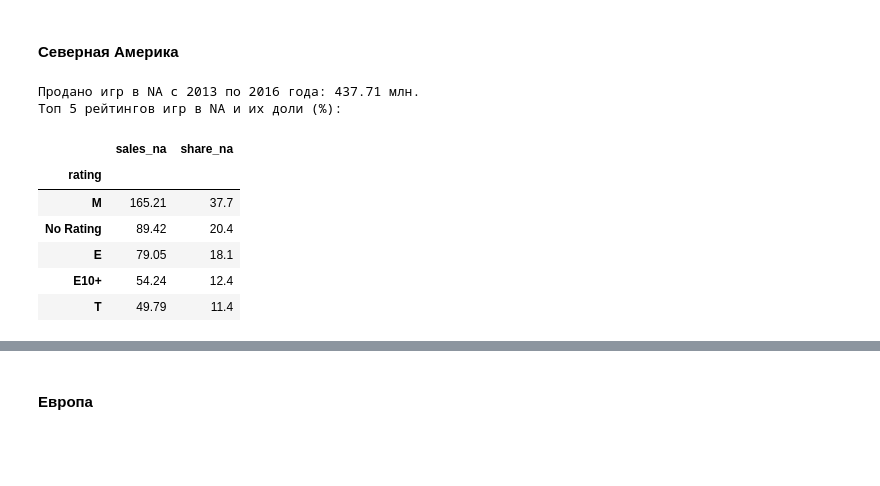
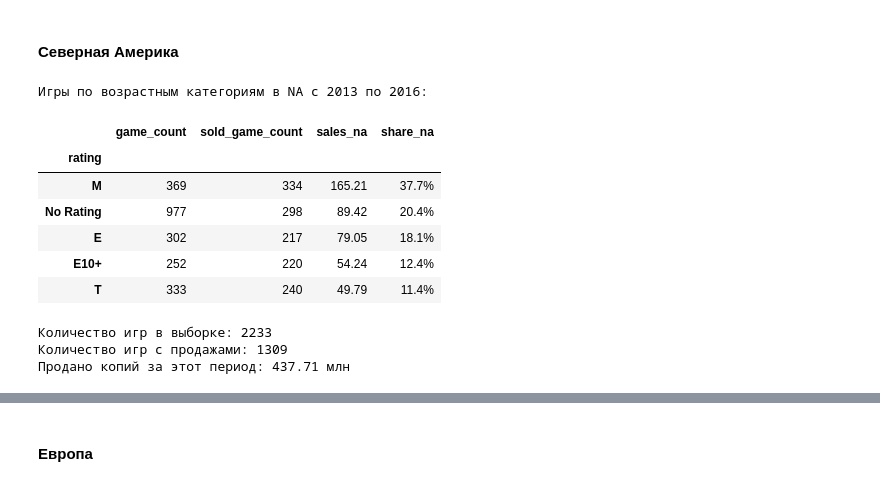
Before and after one commit to crumblinq/videogame-market-analysis, a Jupyter notebook: videogame_market_analysis.ipynb, the cells around one changed output, grey strips where cells are left out. Cells and saved outputs as stored; diff of their text form; code cells hidden in the pictures; blank space fills up the shorter version.

```diff
--- a/videogame_market_analysis.ipynb
+++ b/videogame_market_analysis.ipynb
@@ -1557,28 +1569,48 @@ display(genre_jp_table.head())
 # %%
 rating_totals_na = (df_filtered_2013_2016
     .groupby('rating')['na_sales']
     .sum()
     .sort_values(ascending=False)
 )
 
 total_sales_na = rating_totals_na.sum()
 share_na = (rating_totals_na / total_sales_na * 100).round(1)
 
+
+rating_counts = (df_filtered_2013_2016
+    .groupby('rating')['na_sales']
+    .count()
+)
+
+rating_counts_sold = (df_filtered_2013_2016[df_filtered_2013_2016['na_sales'] > 0]
+    .groupby('rating')['na_sales']
+    .count()
+)
+
 rating_na_table = pd.DataFrame({
+    'game_count': rating_counts,
+    'sold_game_count': rating_counts_sold,
     'sales_na': rating_totals_na,
     'share_na': share_na
 })
 
-print(f'Продано игр в NA с 2013 по 2016 года: {total_sales_na:.2f} млн.')
-print('Топ 5 рейтингов игр в NA и их доли (%):')
-display(rating_na_table.head())
+rating_na_table['share_na'] = rating_na_table['share_na'].astype(str) + '%'
+rating_na_table = rating_na_table.sort_values(by='sales_na', ascending=False)
+
+print('Игры по возрастным категориям в NA с 2013 по 2016:')
+display(rating_na_table)
+print('Количество игр в выборке:', df_filtered_2013_2016['na_sales'].shape[0])
+print('Количество игр с продажами:', (df_filtered_2013_2016['na_sales'] > 0).sum())
+print(f'Продано копий за этот период: {total_sales_na:.2f} млн')
 # %% [output]
-Продано игр в NA с 2013 по 2016 года: 437.71 млн.
-Топ 5 рейтингов игр в NA и их доли (%):
+Игры по возрастным категориям в NA с 2013 по 2016:
-|  | sales_na | share_na |
-| rating |  |  |
-| M | 165.21 | 37.7 |
-| No Rating | 89.42 | 20.4 |
-| E | 79.05 | 18.1 |
-| E10+ | 54.24 | 12.4 |
-| T | 49.79 | 11.4 |
+|  | game_count | sold_game_count | sales_na | share_na |
+| rating |  |  |  |  |
+| M | 369 | 334 | 165.21 | 37.7% |
+| No Rating | 977 | 298 | 89.42 | 20.4% |
+| E | 302 | 217 | 79.05 | 18.1% |
+| E10+ | 252 | 220 | 54.24 | 12.4% |
+| T | 333 | 240 | 49.79 | 11.4% |
+Количество игр в выборке: 2233
+Количество игр с продажами: 1309
+Продано копий за этот период: 437.71 млн
```
Also changed, not shown: parts of 52 cells of this notebook.
